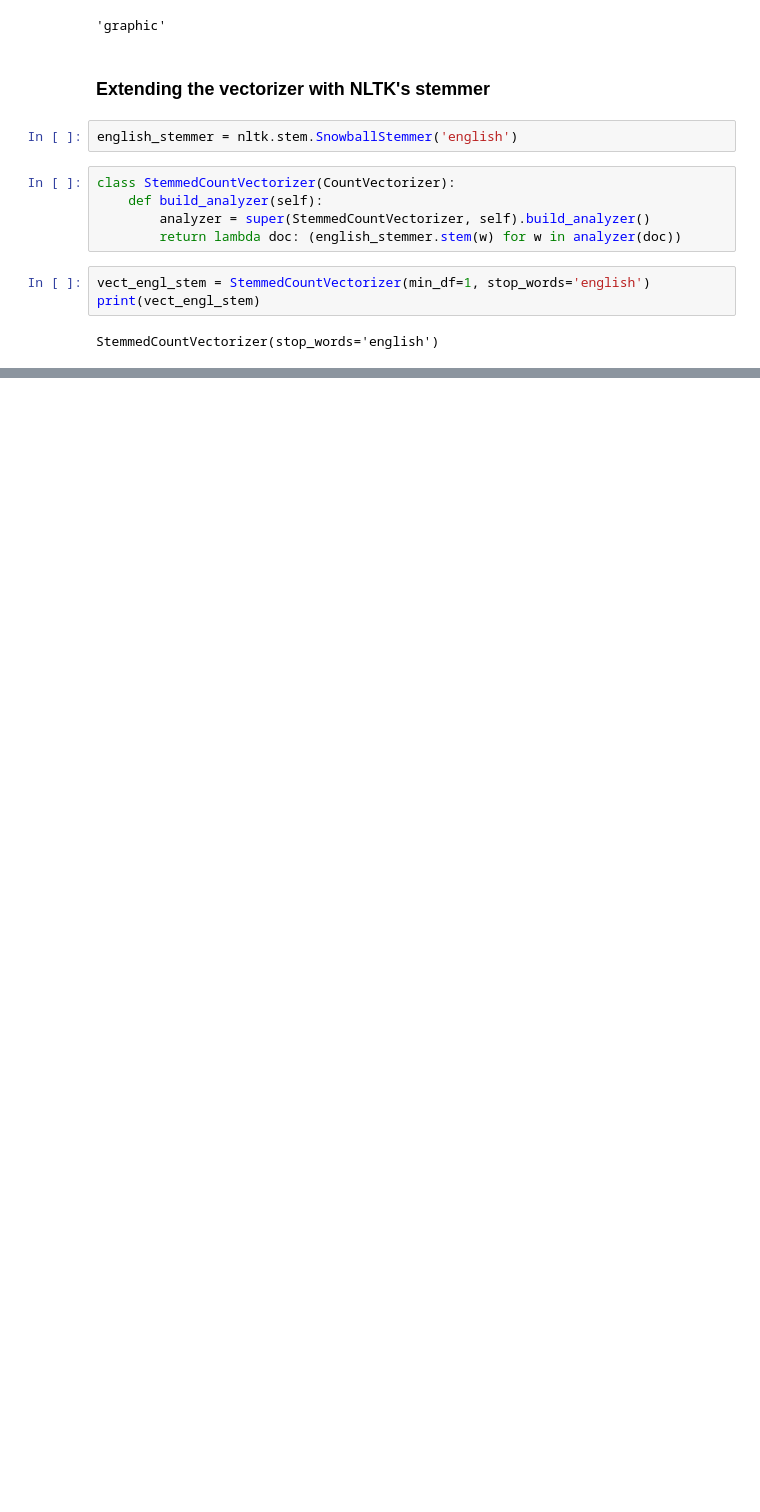
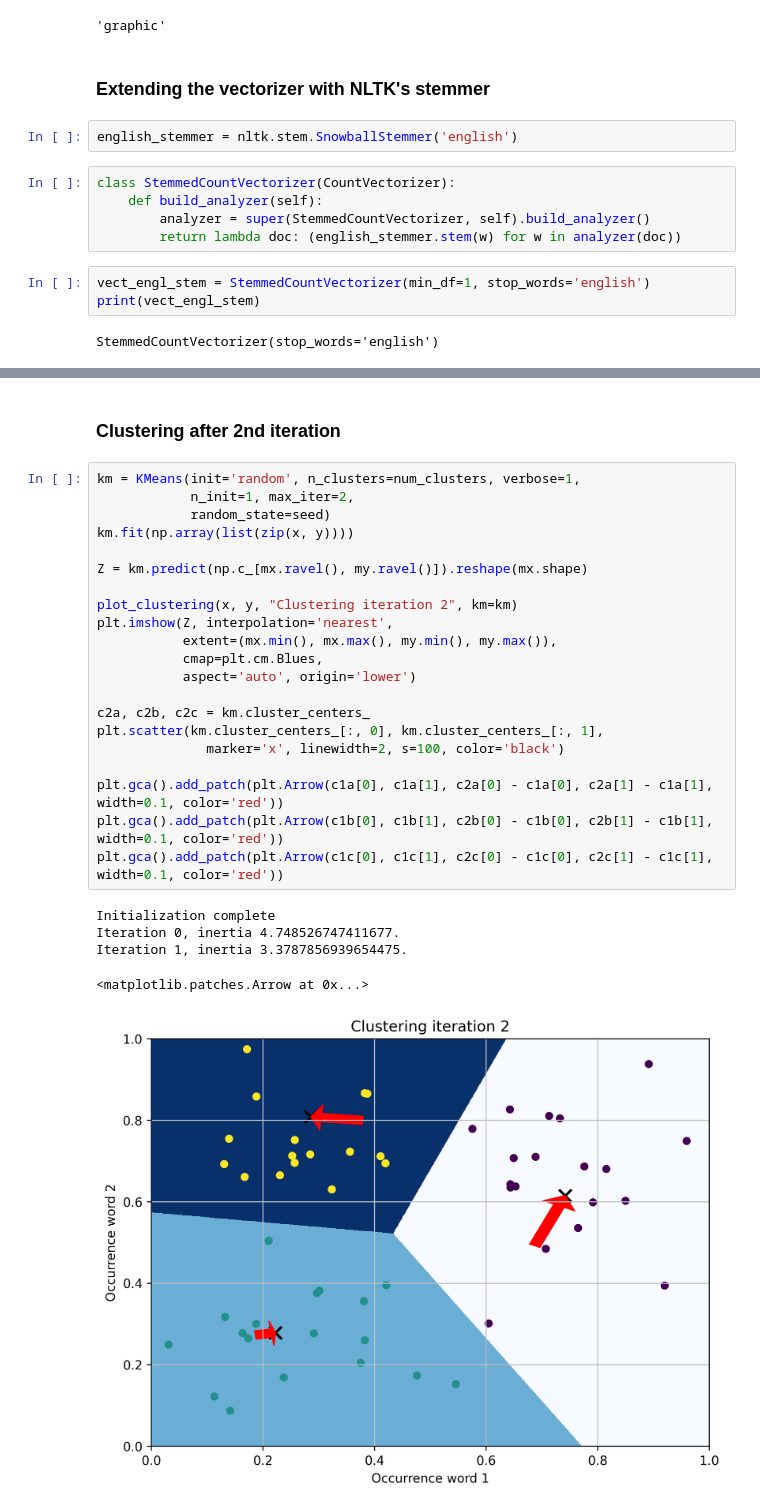
Before and after one commit to RamrajCh/COMP484-MachineLearning, a Jupyter notebook: Assign3/Assign3.ipynb, the cells around one changed output, grey strips where cells are left out. Saved outputs shown, nothing was run; the diff lists cells and outputs as text; blank space fills up the shorter version.

```diff
--- a/Assign3/Assign3.ipynb
+++ b/Assign3/Assign3.ipynb
@@ -225,0 +372,29 @@ print(vect_engl_stem.get_feature_names())
+# %% [markdown]
+### Clustering after 2nd iteration
+# %%
+km = KMeans(init='random', n_clusters=num_clusters, verbose=1,
+            n_init=1, max_iter=2,
+            random_state=seed)
+km.fit(np.array(list(zip(x, y))))
+
+Z = km.predict(np.c_[mx.ravel(), my.ravel()]).reshape(mx.shape)
+
+plot_clustering(x, y, "Clustering iteration 2", km=km)
+plt.imshow(Z, interpolation='nearest',
+           extent=(mx.min(), mx.max(), my.min(), my.max()),
+           cmap=plt.cm.Blues,
+           aspect='auto', origin='lower')
+
+c2a, c2b, c2c = km.cluster_centers_
+plt.scatter(km.cluster_centers_[:, 0], km.cluster_centers_[:, 1],
+              marker='x', linewidth=2, s=100, color='black')
+
+plt.gca().add_patch(plt.Arrow(c1a[0], c1a[1], c2a[0] - c1a[0], c2a[1] - c1a[1], width=0.1, color='red'))
+plt.gca().add_patch(plt.Arrow(c1b[0], c1b[1], c2b[0] - c1b[0], c2b[1] - c1b[1], width=0.1, color='red'))
+plt.gca().add_patch(plt.Arrow(c1c[0], c1c[1], c2c[0] - c1c[0], c2c[1] - c1c[1], width=0.1, color='red'))
+# %% [output]
+Initialization complete
+Iteration 0, inertia 4.748526747411677.
+Iteration 1, inertia 3.3787856939654475.
+<matplotlib.patches.Arrow at 0x...>
+[figure, added]
```
Also changed, not shown: parts of 34 cells of this notebook.
